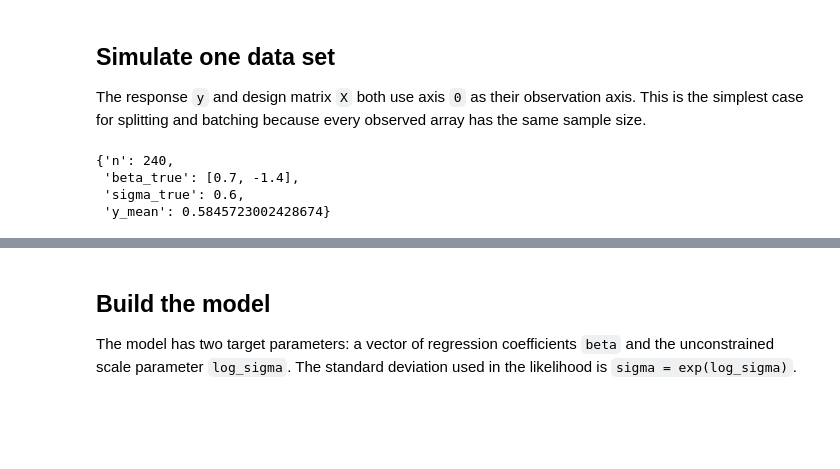
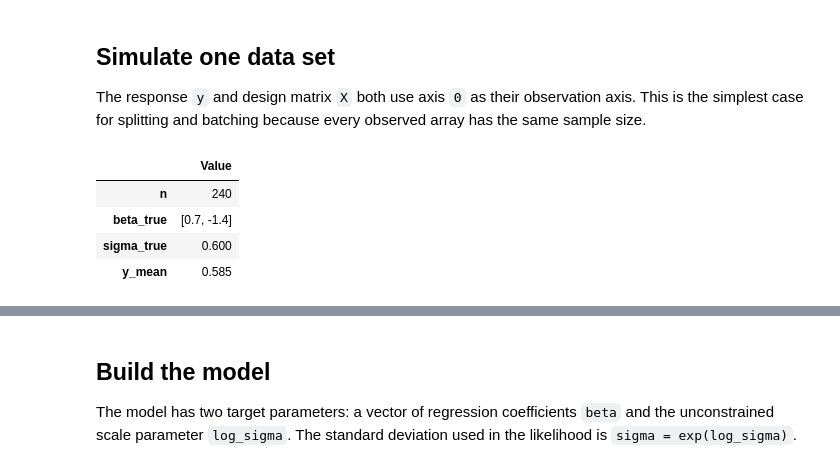
Before and after one commit to liesel-devs/liesel, a Jupyter notebook: docs/source/tutorials/notebooks/11-liesel-vi-basic.ipynb, the cells around one changed output, grey strips where cells are left out. Drawn from its saved outputs; the diff is of its cells as text; code cells hidden in the pictures; blank space fills up the shorter version.

```diff
--- a/docs/source/tutorials/notebooks/11-liesel-vi-basic.ipynb
+++ b/docs/source/tutorials/notebooks/11-liesel-vi-basic.ipynb
@@ -31,17 +31,21 @@ X = np.column_stack([np.ones(n), x])
 beta_true = np.array([0.7, -1.4])
 sigma_true = 0.6
 y = X @ beta_true + rng.normal(scale=sigma_true, size=n)
-
-{
-    "n": n,
-    "beta_true": beta_true.tolist(),
-    "sigma_true": sigma_true,
-    "y_mean": float(y.mean()),
-}
-# %% [output]
-{'n': 240,
- 'beta_true': [0.7, -1.4],
- 'sigma_true': 0.6,
- 'y_mean': 0.5845723002428674}
+# %%
+pd.Series(
+    {
+        "n": n,
+        "beta_true": beta_true.tolist(),
+        "sigma_true": sigma_true,
+        "y_mean": float(y.mean()),
+    },
+    name="Value",
+).to_frame()
+# %% [output]
+|  | Value |
+| n | 240 |
+| beta_true | [0.7, -1.4] |
+| sigma_true | 0.600 |
+| y_mean | 0.585 |
 # %%
 data = pd.DataFrame({"x": x, "y": y})
```
Also changed, not shown: parts of 24 cells of this notebook, 5 other files.
